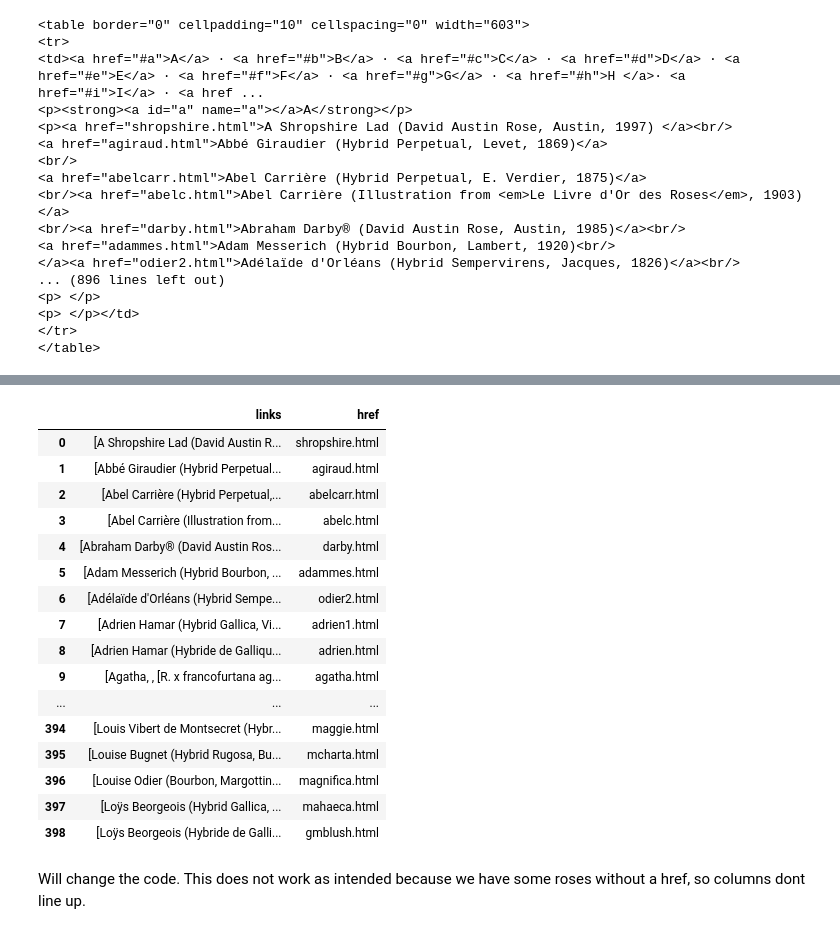
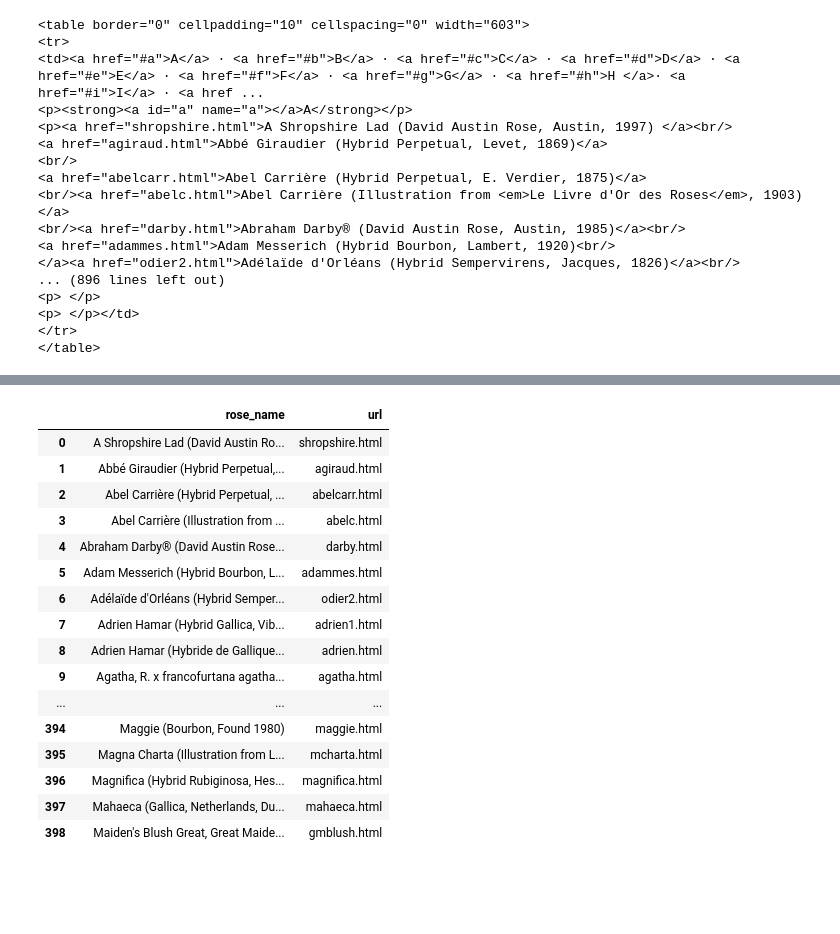
Before and after one commit to anna-zverkova/Rose_scrape, a Jupyter notebook: Rosegathering_scrape.ipynb, the cells around one changed output, grey strips where cells are left out. Cells and saved outputs as stored; diff of their text form; code cells hidden in the pictures; blank space fills up the shorter version.

```diff
--- a/Rosegathering_scrape.ipynb
+++ b/Rosegathering_scrape.ipynb
@@ -192,23 +43,0 @@ df
-# %%
-df['href'] = pd.DataFrame({'href':my_rose_href})
-df
-# %% [output]
-|  | links | href |
-| 0 | [A Shropshire Lad (David Austin R... | shropshire.html |
-| 1 | [Abbé Giraudier (Hybrid Perpetual... | agiraud.html |
-| 2 | [Abel Carrière (Hybrid Perpetual,... | abelcarr.html |
-| 3 | [Abel Carrière (Illustration from... | abelc.html |
-| 4 | [Abraham Darby® (David Austin Ros... | darby.html |
-| 5 | [Adam Messerich (Hybrid Bourbon, ... | adammes.html |
-| 6 | [Adélaïde d'Orléans (Hybrid Sempe... | odier2.html |
-| 7 | [Adrien Hamar (Hybrid Gallica, Vi... | adrien1.html |
-| 8 | [Adrien Hamar (Hybride de Galliqu... | adrien.html |
-| 9 | [Agatha, , [R. x francofurtana ag... | agatha.html |
-| ... | ... | ... |
-| 394 | [Louis Vibert de Montsecret (Hybr... | maggie.html |
-| 395 | [Louise Bugnet (Hybrid Rugosa, Bu... | mcharta.html |
-| 396 | [Louise Odier (Bourbon, Margottin... | magnifica.html |
-| 397 | [Loÿs Beorgeois (Hybrid Gallica, ... | mahaeca.html |
-| 398 | [Loÿs Beorgeois (Hybride de Galli... | gmblush.html |
-# %% [markdown]
-Will change the code. This does not work as intended because we have some roses without a href, so columns dont line up.
@@ -214,0 +61,23 @@ Will change the code. This does not work as intended because we have some roses
+# %%
+# skipping rows with the letters
+df = pd.read_csv('Rosegathering.csv', skiprows=26)
+df.columns = ['rose_name', 'url']
+df
+# %% [output]
+|  | rose_name | url |
+| 0 | A Shropshire Lad (David Austin Ro... | shropshire.html |
+| 1 | Abbé Giraudier (Hybrid Perpetual,... | agiraud.html |
+| 2 | Abel Carrière (Hybrid Perpetual, ... | abelcarr.html |
+| 3 | Abel Carrière (Illustration from ... | abelc.html |
+| 4 | Abraham Darby® (David Austin Rose... | darby.html |
+| 5 | Adam Messerich (Hybrid Bourbon, L... | adammes.html |
+| 6 | Adélaïde d'Orléans (Hybrid Semper... | odier2.html |
+| 7 | Adrien Hamar (Hybrid Gallica, Vib... | adrien1.html |
+| 8 | Adrien Hamar (Hybride de Gallique... | adrien.html |
+| 9 | Agatha, R. x francofurtana agatha... | agatha.html |
+| ... | ... | ... |
+| 394 | Maggie (Bourbon, Found 1980) | maggie.html |
+| 395 | Magna Charta (Illustration from L... | mcharta.html |
+| 396 | Magnifica (Hybrid Rubiginosa, Hes... | magnifica.html |
+| 397 | Mahaeca (Gallica, Netherlands, Du... | mahaeca.html |
+| 398 | Maiden's Blush Great, Great Maide... | gmblush.html |
```
Also changed, not shown: parts of 8 cells of this notebook.
